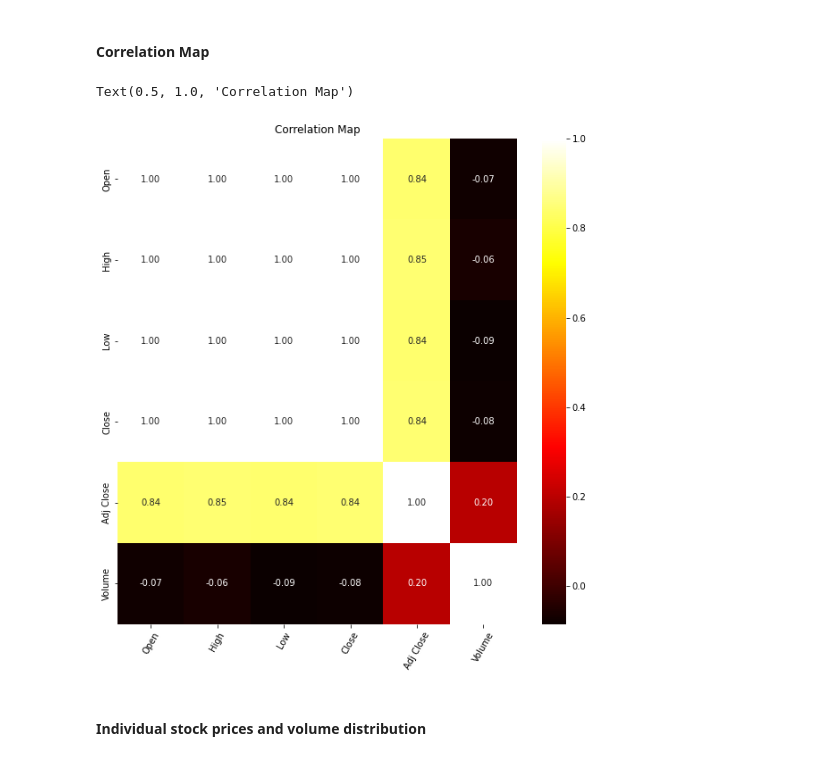
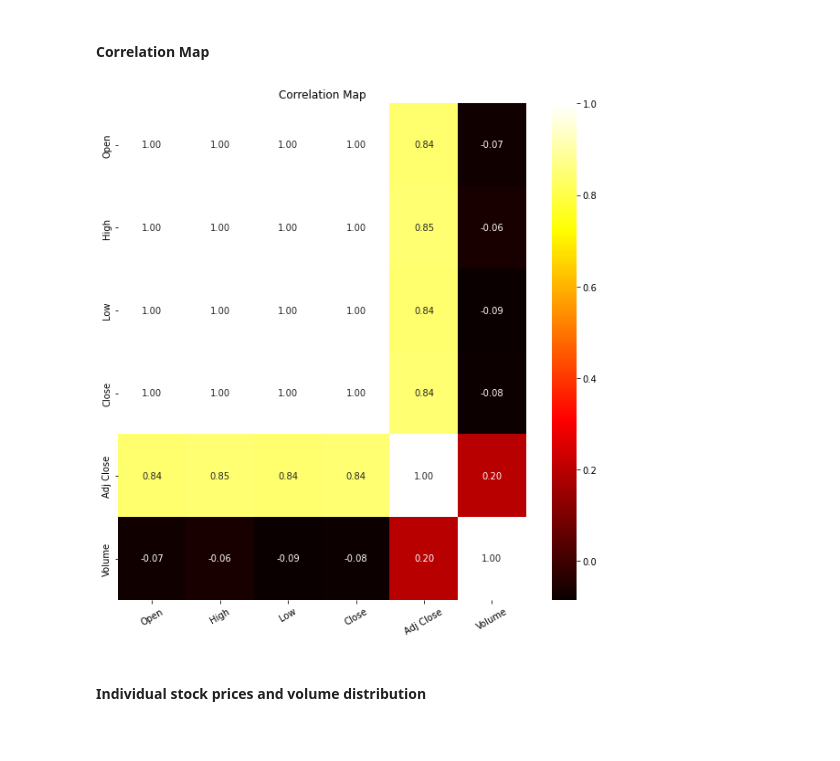
Before and after one commit to MarkLee7925/Bank-Stock-Prices-Prediction, a Jupyter notebook: Models/Scotiabank-StockPred-2023.ipynb, the cells around one changed output. Cells and saved outputs as stored; diff of their text form; code cells hidden in the pictures.

```diff
--- a/Models/Scotiabank-StockPred-2023.ipynb
+++ b/Models/Scotiabank-StockPred-2023.ipynb
@@ -125,16 +125,21 @@ plt.show()
 # %% [markdown]
 #### Correlation Map
 # %%
+# Define figure
+plt.figure(figsize=(10,10))
+
 # Correlation Map
-plt.figure(figsize=(10,10))
 sns.heatmap(df.corr(method='pearson'), annot=True, cmap='hot', fmt='.2f')
-# Adjust X-Axis
-plt.xticks(rotation=60)
+# Adjust X and Y-Axes
+plt.xticks(rotation=30)
+plt.yticks(rotation=90)
 # Plot title
 plt.title('Correlation Map')
+
+# Show figure
+plt.show()
 # %% [output]
-Text(0.5, 1.0, 'Correlation Map')
-[figure, old version]
+[figure, new version]
 # %% [markdown]
 #### Individual stock prices and volume distribution
 # %%
```
Also changed, not shown: parts of 9 cells of this notebook.
